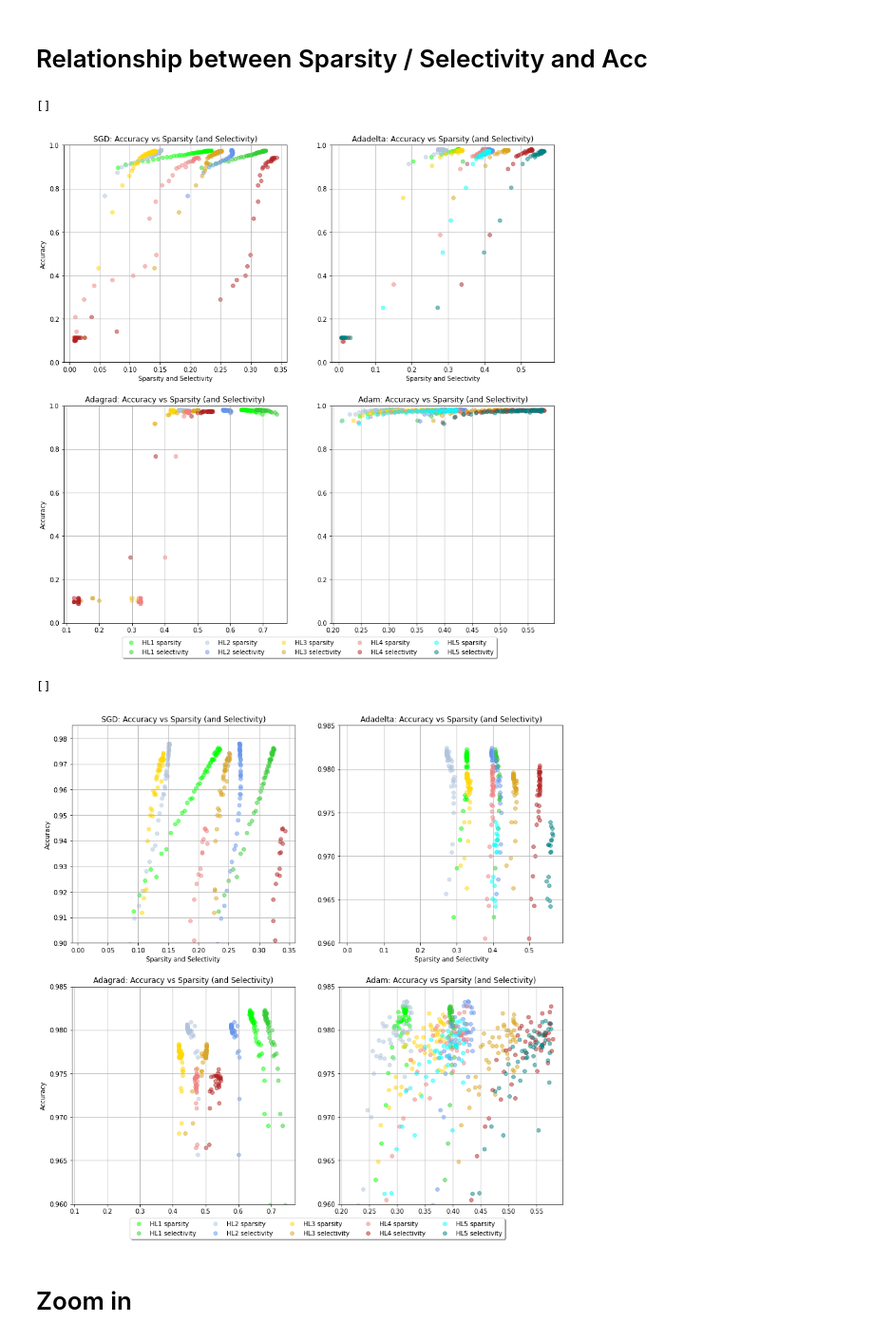
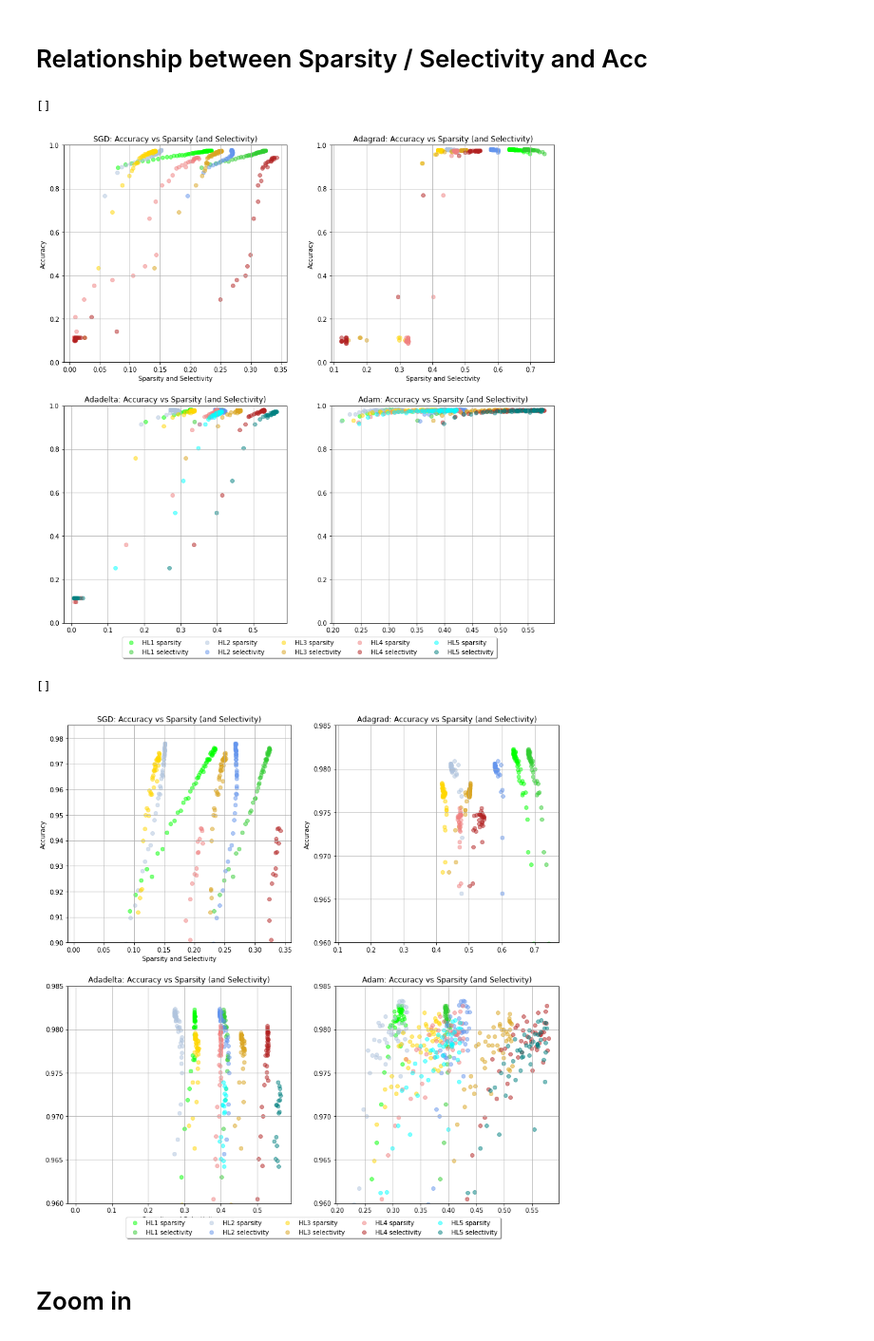
Before and after one commit to 7201krap/COMS30045_Individual-Project, a Jupyter notebook: FINAL/Graphs/data_hidden_layers/num_hidden_layers.ipynb, the cells around one changed output. Shown at 95% size. Drawn from its saved outputs; the diff is of its cells as text; code cells hidden in the pictures.

```diff
--- a/FINAL/Graphs/data_hidden_layers/num_hidden_layers.ipynb
+++ b/FINAL/Graphs/data_hidden_layers/num_hidden_layers.ipynb
@@ -225,8 +225,8 @@ ax1.grid()
 ax1.set_ylim([0, 1])
 ax1.set_title('SGD')
 
-# Adadelta (1-5)
-sparsity_avg_HL1, sparsity_avg_HL2, sparsity_avg_HL3, sparsity_avg_HL4, sparsity_avg_HL5, selectivity_avg_HL1, selectivity_avg_HL2, selectivity_avg_HL3, selectivity_avg_HL4, selectivity_avg_HL5, test_HL1, test_HL2, test_HL3, test_HL4, test_HL5 = plotter('Adadelta', return_values=True)
+# Adagrad (1-4)
+sparsity_avg_HL1, sparsity_avg_HL2, sparsity_avg_HL3, sparsity_avg_HL4, sparsity_avg_HL5, selectivity_avg_HL1, selectivity_avg_HL2, selectivity_avg_HL3, selectivity_avg_HL4, selectivity_avg_HL5, test_HL1, test_HL2, test_HL3, test_HL4, test_HL5 = plotter('Adagrad', return_values=True)
 ax2.plot(np.linspace(0, 50, 50), sparsity_avg_HL1, label='HL1 sparsity', c='lime')
 ax2.plot(np.linspace(0, 50, 50), selectivity_avg_HL1, label='HL1 selectivity', c='limegreen')
 ax2.plot(np.linspace(0, 50, 50), test_HL1, label='HL1 accuracy', c='darkgreen')
@@ -243,16 +243,12 @@ ax2.plot(np.linspace(0, 50, 50), sparsity_avg_HL4, label='HL4 sparsity', c='ligh
 ax2.plot(np.linspace(0, 50, 50), selectivity_avg_HL4, label='HL4 selectivity', c='indianred')
 ax2.plot(np.linspace(0, 50, 50), test_HL4, label='HL4 accuracy', c='brown')
 
-ax2.plot(np.linspace(0, 50, 50), sparsity_avg_HL5, label='HL5 sparsity', c='aqua')
-ax2.plot(np.linspace(0, 50, 50), selectivity_avg_HL5, label='HL5 selectivity', c='teal')
-ax2.plot(np.linspace(0, 50, 50), test_HL5, label='HL5 accuracy', c='darkslategray')
-
 ax2.grid()
 ax2.set_ylim([0, 1])
-ax2.set_title('Adadelta')
+ax2.set_title('Adagrad')
 
-# Adagrad (1-4)
-sparsity_avg_HL1, sparsity_avg_HL2, sparsity_avg_HL3, sparsity_avg_HL4, sparsity_avg_HL5, selectivity_avg_HL1, selectivity_avg_HL2, selectivity_avg_HL3, selectivity_avg_HL4, selectivity_avg_HL5, test_HL1, test_HL2, test_HL3, test_HL4, test_HL5 = plotter('Adagrad', return_values=True)
+# Adadelta (1-5)
+sparsity_avg_HL1, sparsity_avg_HL2, sparsity_avg_HL3, sparsity_avg_HL4, sparsity_avg_HL5, selectivity_avg_HL1, selectivity_avg_HL2, selectivity_avg_HL3, selectivity_avg_HL4, selectivity_avg_HL5, test_HL1, test_HL2, test_HL3, test_HL4, test_HL5 = plotter('Adadelta', return_values=True)
 ax3.plot(np.linspace(0, 50, 50), sparsity_avg_HL1, label='HL1 sparsity', c='lime')
 ax3.plot(np.linspace(0, 50, 50), selectivity_avg_HL1, label='HL1 selectivity', c='limegreen')
 ax3.plot(np.linspace(0, 50, 50), test_HL1, label='HL1 accuracy', c='darkgreen')
@@ -269,9 +265,13 @@ ax3.plot(np.linspace(0, 50, 50), sparsity_avg_HL4, label='HL4 sparsity', c='ligh
 ax3.plot(np.linspace(0, 50, 50), selectivity_avg_HL4, label='HL4 selectivity', c='indianred')
 ax3.plot(np.linspace(0, 50, 50), test_HL4, label='HL4 accuracy', c='brown')
 
+ax3.plot(np.linspace(0, 50, 50), sparsity_avg_HL5, label='HL5 sparsity', c='aqua')
+ax3.plot(np.linspace(0, 50, 50), selectivity_avg_HL5, label='HL5 selectivity', c='teal')
+ax3.plot(np.linspace(0, 50, 50), test_HL5, label='HL5 accuracy', c='darkslategray')
+
 ax3.grid()
 ax3.set_ylim([0, 1])
-ax3.set_title('Adagrad')
+ax3.set_title('Adadelta')
 
 # Adam (1-5)
 sparsity_avg_HL1, sparsity_avg_HL2, sparsity_avg_HL3, sparsity_avg_HL4, sparsity_avg_HL5, selectivity_avg_HL1, selectivity_avg_HL2, selectivity_avg_HL3, selectivity_avg_HL4, selectivity_avg_HL5, test_HL1, test_HL2, test_HL3, test_HL4, test_HL5 = plotter('Adam', return_values=True)
@@ -332,8 +441,8 @@ ax1.set_title('SGD: Accuracy vs Sparsity (and Selectivity)')
 ax1.set_xlabel('Sparsity and Selectivity')
 ax1.set_ylabel('Accuracy')
 
-# Adadelta (1-5)
-sparsity_avg_HL1, sparsity_avg_HL2, sparsity_avg_HL3, sparsity_avg_HL4, sparsity_avg_HL5, selectivity_avg_HL1, selectivity_avg_HL2, selectivity_avg_HL3, selectivity_avg_HL4, selectivity_avg_HL5, test_HL1, test_HL2, test_HL3, test_HL4, test_HL5 = plotter('Adadelta', return_values=True)
+# Adagrad (1-4)
+sparsity_avg_HL1, sparsity_avg_HL2, sparsity_avg_HL3, sparsity_avg_HL4, sparsity_avg_HL5, selectivity_avg_HL1, selectivity_avg_HL2, selectivity_avg_HL3, selectivity_avg_HL4, selectivity_avg_HL5, test_HL1, test_HL2, test_HL3, test_HL4, test_HL5 = plotter('Adagrad', return_values=True)
 ax2.scatter(sparsity_avg_HL1, test_HL1, label='HL1 sparsity', c='lime', alpha=0.5)
 ax2.scatter(selectivity_avg_HL1, test_HL1, label='HL1 selectivity', c='limegreen', alpha=0.5)
 
@@ -346,17 +455,13 @@ ax2.scatter(selectivity_avg_HL3, test_HL3, label='HL3 selectivity', c='goldenrod
 ax2.scatter(sparsity_avg_HL4, test_HL4, label='HL4 sparsity', c='lightcoral', alpha=0.5)
 ax2.scatter(selectivity_avg_HL4, test_HL4, label='HL4 selectivity', c='firebrick', alpha=0.5)
 
-ax2.scatter(sparsity_avg_HL5, test_HL5, label='HL5 sparsity', c='aqua', alpha=0.5)
-ax2.scatter(selectivity_avg_HL5, test_HL5, label='HL5 selectivity', c='teal', alpha=0.5)
-
 ax2.grid()
 ax2.set_ylim([0, 1])
-ax2.set_title('Adadelta: Accuracy vs Sparsity (and Selectivity)')
+ax2.set_title('Adagrad: Accuracy vs Sparsity (and Selectivity)')
+ax2.set_ylabel('Accuracy')
 
-ax2.set_xlabel('Sparsity and Selectivity')
-
-# Adagrad (1-4)
-sparsity_avg_HL1, sparsity_avg_HL2, sparsity_avg_HL3, sparsity_avg_HL4, sparsity_avg_HL5, selectivity_avg_HL1, selectivity_avg_HL2, selectivity_avg_HL3, selectivity_avg_HL4, selectivity_avg_HL5, test_HL1, test_HL2, test_HL3, test_HL4, test_HL5 = plotter('Adagrad', return_values=True)
+# Adadelta (1-5)
+sparsity_avg_HL1, sparsity_avg_HL2, sparsity_avg_HL3, sparsity_avg_HL4, sparsity_avg_HL5, selectivity_avg_HL1, selectivity_avg_HL2, selectivity_avg_HL3, selectivity_avg_HL4, selectivity_avg_HL5, test_HL1, test_HL2, test_HL3, test_HL4, test_HL5 = plotter('Adadelta', return_values=True)
 ax3.scatter(sparsity_avg_HL1, test_HL1, label='HL1 sparsity', c='lime', alpha=0.5)
 ax3.scatter(selectivity_avg_HL1, test_HL1, label='HL1 selectivity', c='limegreen', alpha=0.5)
 
@@ -369,10 +474,14 @@ ax3.scatter(selectivity_avg_HL3, test_HL3, label='HL3 selectivity', c='goldenrod
 ax3.scatter(sparsity_avg_HL4, test_HL4, label='HL4 sparsity', c='lightcoral', alpha=0.5)
 ax3.scatter(selectivity_avg_HL4, test_HL4, label='HL4 selectivity', c='firebrick', alpha=0.5)
 
+ax3.scatter(sparsity_avg_HL5, test_HL5, label='HL5 sparsity', c='aqua', alpha=0.5)
+ax3.scatter(selectivity_avg_HL5, test_HL5, label='HL5 selectivity', c='teal', alpha=0.5)
+
 ax3.grid()
 ax3.set_ylim([0, 1])
-ax3.set_title('Adagrad: Accuracy vs Sparsity (and Selectivity)')
-ax3.set_ylabel('Accuracy')
+ax3.set_title('Adadelta: Accuracy vs Sparsity (and Selectivity)')
+
+ax2.set_xlabel('Sparsity and Selectivity')
 
 # Adam (1-5)
 sparsity_avg_HL1, sparsity_avg_HL2, sparsity_avg_HL3, sparsity_avg_HL4, sparsity_avg_HL5, selectivity_avg_HL1, selectivity_avg_HL2, selectivity_avg_HL3, selectivity_avg_HL4, selectivity_avg_HL5, test_HL1, test_HL2, test_HL3, test_HL4, test_HL5 = plotter('Adam', return_values=True)
@@ -401,7 +510,7 @@ ax4.set_title('Adam: Accuracy vs Sparsity (and Selectivity)')
 plt.plot()
 # %% [output]
 []
-[figure, old version]
+[figure, new version]
 # %%
 fig, ((ax1, ax2), (ax3, ax4)) = plt.subplots(2, 2, figsize=(14, 14))
 
@@ -426,8 +535,8 @@ ax1.set_title('SGD: Accuracy vs Sparsity (and Selectivity)')
 ax1.set_xlabel('Sparsity and Selectivity')
 ax1.set_ylabel('Accuracy')
 
-# Adadelta (1-5)
-sparsity_avg_HL1, sparsity_avg_HL2, sparsity_avg_HL3, sparsity_avg_HL4, sparsity_avg_HL5, selectivity_avg_HL1, selectivity_avg_HL2, selectivity_avg_HL3, selectivity_avg_HL4, selectivity_avg_HL5, test_HL1, test_HL2, test_HL3, test_HL4, test_HL5 = plotter('Adadelta', return_values=True)
+# Adagrad (1-4)
+sparsity_avg_HL1, sparsity_avg_HL2, sparsity_avg_HL3, sparsity_avg_HL4, sparsity_avg_HL5, selectivity_avg_HL1, selectivity_avg_HL2, selectivity_avg_HL3, selectivity_avg_HL4, selectivity_avg_HL5, test_HL1, test_HL2, test_HL3, test_HL4, test_HL5 = plotter('Adagrad', return_values=True)
 ax2.scatter(sparsity_avg_HL1, test_HL1, label='HL1 sparsity', c='lime', alpha=0.5)
 ax2.scatter(selectivity_avg_HL1, test_HL1, label='HL1 selectivity', c='limegreen', alpha=0.5)
 
@@ -440,17 +549,13 @@ ax2.scatter(selectivity_avg_HL3, test_HL3, label='HL3 selectivity', c='goldenrod
 ax2.scatter(sparsity_avg_HL4, test_HL4, label='HL4 sparsity', c='lightcoral', alpha=0.5)
 ax2.scatter(selectivity_avg_HL4, test_HL4, label='HL4 selectivity', c='firebrick', alpha=0.5)
 
-ax2.scatter(sparsity_avg_HL5, test_HL5, label='HL5 sparsity', c='aqua', alpha=0.5)
-ax2.scatter(selectivity_avg_HL5, test_HL5, label='HL5 selectivity', c='teal', alpha=0.5)
-
 ax2.grid()
 ax2.set_ylim([0.96, 0.985])
-ax2.set_title('Adadelta: Accuracy vs Sparsity (and Selectivity)')
+ax2.set_title('Adagrad: Accuracy vs Sparsity (and Selectivity)')
+ax2.set_ylabel('Accuracy')
 
-ax2.set_xlabel('Sparsity and Selectivity')
-
-# Adagrad (1-4)
-sparsity_avg_HL1, sparsity_avg_HL2, sparsity_avg_HL3, sparsity_avg_HL4, sparsity_avg_HL5, selectivity_avg_HL1, selectivity_avg_HL2, selectivity_avg_HL3, selectivity_avg_HL4, selectivity_avg_HL5, test_HL1, test_HL2, test_HL3, test_HL4, test_HL5 = plotter('Adagrad', return_values=True)
+# Adadelta (1-5)
+sparsity_avg_HL1, sparsity_avg_HL2, sparsity_avg_HL3, sparsity_avg_HL4, sparsity_avg_HL5, selectivity_avg_HL1, selectivity_avg_HL2, selectivity_avg_HL3, selectivity_avg_HL4, selectivity_avg_HL5, test_HL1, test_HL2, test_HL3, test_HL4, test_HL5 = plotter('Adadelta', return_values=True)
 ax3.scatter(sparsity_avg_HL1, test_HL1, label='HL1 sparsity', c='lime', alpha=0.5)
 ax3.scatter(selectivity_avg_HL1, test_HL1, label='HL1 selectivity', c='limegreen', alpha=0.5)
 
@@ -463,39 +568,43 @@ ax3.scatter(selectivity_avg_HL3, test_HL3, label='HL3 selectivity', c='goldenrod
 ax3.scatter(sparsity_avg_HL4, test_HL4, label='HL4 sparsity', c='lightcoral', alpha=0.5)
 ax3.scatter(selectivity_avg_HL4, test_HL4, label='HL4 selectivity', c='firebrick', alpha=0.5)
 
+ax3.scatter(sparsity_avg_HL5, test_HL5, label='HL5 sparsity', c='aqua', alpha=0.5)
+ax3.scatter(selectivity_avg_HL5, test_HL5, label='HL5 selectivity', c='teal', alpha=0.5)
+
 ax3.grid()
 ax3.set_ylim([0.96, 0.985])
-ax3.set_title('Adagrad: Accuracy vs Sparsity (and Selectivity)')
-ax3.set_ylabel('Accuracy')
+ax3.set_title('Adadelta: Accuracy vs Sparsity (and Selectivity)')
+
+ax3.set_xlabel('Sparsity and Selectivity')
 
 # Adam (1-5)
 sparsity_avg_HL1, sparsity_avg_HL2, sparsity_avg_HL3, sparsity_avg_HL4, sparsity_avg_HL5, selectivity_avg_HL1, selectivity_avg_HL2, selectivity_avg_HL3, selectivity_avg_HL4, selectivity_avg_HL5, test_HL1, test_HL2, test_HL3, test_HL4, test_HL5 = plotter('Adam', return_values=True)
 ax4.scatter(sparsity_avg_HL1, test_HL1, label='HL1 sparsity', c='lime', alpha=0.5)
 ax4.scatter(selectivity_avg_HL1, test_HL1, label='HL1 selectivity', c='limegreen', alpha=0.5)
 
 ax4.scatter(sparsity_avg_HL2, test_HL2, label='HL2 sparsity', c='lightsteelblue', alpha=0.5)
 ax4.scatter(selectivity_avg_HL2, test_HL2, label='HL2 selectivity', c='cornflowerblue', alpha=0.5)
 
 ax4.scatter(sparsity_avg_HL3, test_HL3, label='HL3 sparsity', c='gold', alpha=0.5)
 ax4.scatter(selectivity_avg_HL3, test_HL3, label='HL3 selectivity', c='goldenrod', alpha=0.5)
 
 ax4.scatter(sparsity_avg_HL4, test_HL4, label='HL4 sparsity', c='lightcoral', alpha=0.5)
 ax4.scatter(selectivity_avg_HL4, test_HL4, label='HL4 selectivity', c='firebrick', alpha=0.5)
 
 ax4.scatter(sparsity_avg_HL5, test_HL5, label='HL5 sparsity', c='aqua', alpha=0.5)
 ax4.scatter(selectivity_avg_HL5, test_HL5, label='HL5 selectivity', c='teal', alpha=0.5)
 
 ax4.legend(loc='upper center', bbox_to_anchor=(-0.1, -0.05),
           fancybox=True, shadow=True, ncol=5)
 ax4.grid()
 ax4.set_ylim([0.96, 0.985])
 ax4.set_title('Adam: Accuracy vs Sparsity (and Selectivity)')
 
 
 plt.plot()
 # %% [output]
 []
-[figure, old version]
+[figure, new version]
 # %% [markdown]
 # Zoom in
 # %%
```
Also changed, not shown: parts of 7 cells of this notebook, 24 other files.
